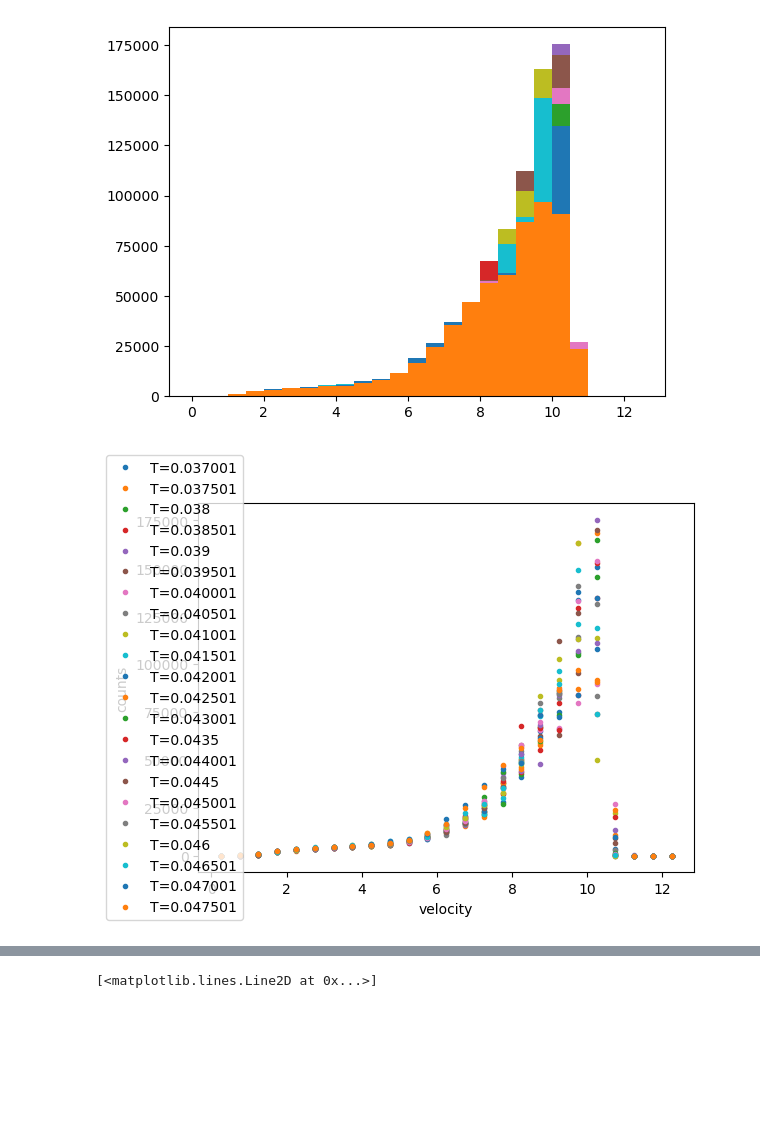
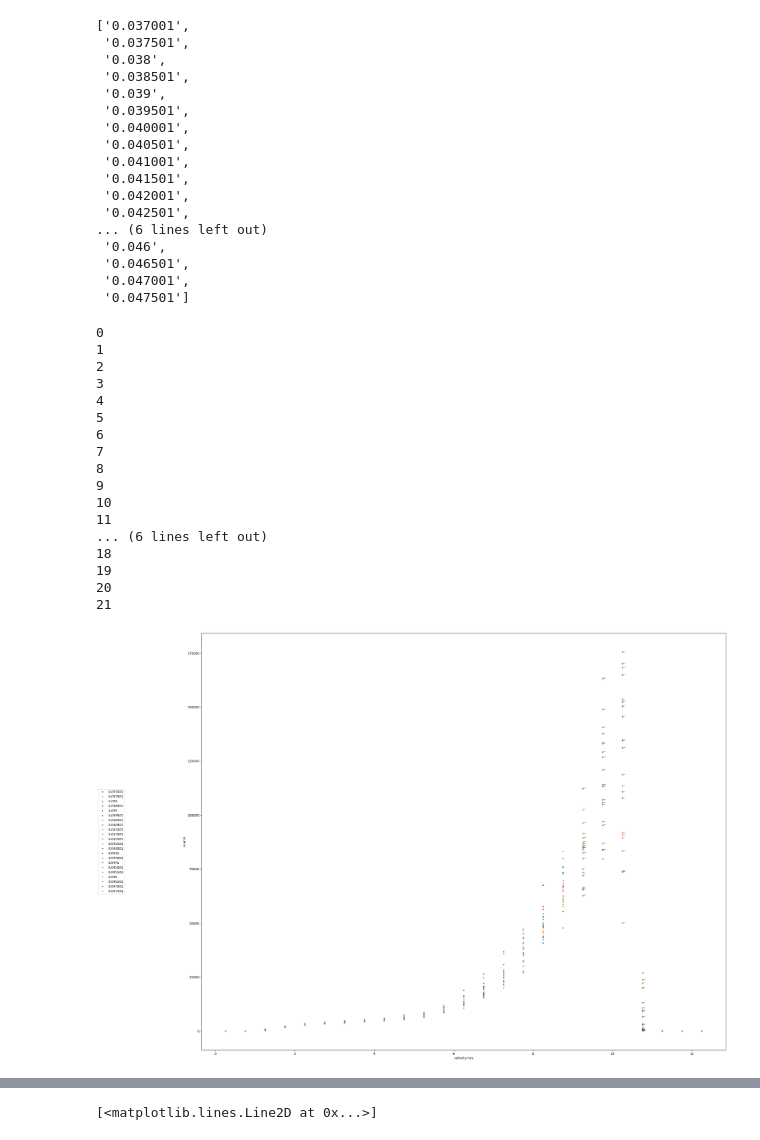
Before and after one commit to potatoslc/pelemex_analysis_v1, a Jupyter notebook: plt_file_process.ipynb, the cells around one changed output, grey strips where cells are left out. Cells and saved outputs as stored; diff of their text form; code cells hidden in the pictures; blank space fills up the shorter version.

```diff
--- a/plt_file_process.ipynb
+++ b/plt_file_process.ipynb
@@ -148,7 +148,7 @@ def get_data(d1):
 
     return timeline,mean_v
 
-def plot_v_distribution(d1,bins_num =25):
+def get_v_distribution(d1,bins_num =25):
     import matplotlib.pyplot as plt
     sort_file = []
     lo1 = [f for f in os.listdir(d1) if os.path.isfile(os.path.join(d1, f))]
@@ -162,26 +162,76 @@ def plot_v_distribution(d1,bins_num =25):
     vel_centr_all = []
     vel_count_all = []
     label_all = []
+    timestep_float = []
     for i in range(file_count):
         tt1,tv1 = read_file_velocity(d1+'/'+l1[i][1])
         label_all.append(f'T={tt1}')
         t_counts,t_edges,_ = plt.hist(tv1,bins=bins_num,range=(0,12.5))
+        timestep_float.append(tt1)
         t_bin_center = [(t_edges[x+1]-t_edges[x])/2+t_edges[x] for x in range(len(t_edges)-1)]
         vel_centr_all.append(t_bin_center)
         vel_count_all.append(np.array(t_counts))
         #plt.plot(t_bin_center,t_counts,'-',label=t_label)
     plt.show()
+    return vel_centr_all,vel_count_all,timestep_float
+
+
+def plot_v_distribution(vel_centr_all,vel_count_all,timestep_float):
+    plt.figure(figsize=(30,24))
+    file_count = len(vel_centr_all)
+    label_all =  [str(timestep_float[i]) for i in range(len(timestep_float))]
     for j in range(file_count):
+        #print(j)
         plt.plot(vel_centr_all[j], vel_count_all[j],'.',label=label_all[j])
+        for k in range(4):
+            plt.text(vel_centr_all[j][k+18], vel_count_all[j][k+18],f'{round(timestep_float[j],5)}',fontsize=3,ha="left", va="bottom")
+        #plt.annotate(vel_centr_all[j][18:22],vel_count_all[j][18:22],f'{timestep_float[j]}',fontsize=5)
     plt.legend(loc='center left',bbox_to_anchor=(-0.2, 0.5))
-    plt.xlabel('velocity')
+    plt.xlabel('velocity m/s')
     plt.ylabel('counts')
+    plt.savefig('Velocity distribution',dpi=1200)
     plt.show()
 # %%
-plot_v_distribution('/home/u0890475/Documents/SW_analysis/20250909_p38_v10_incomp_peridc')
+#c,v,t= get_v_distribution('/home/u0890475/Documents/SW_analysis/20250909_p38_v10_incomp_peridc')
+#plot_v_distribution(c,v,t)
+[str(i) for i in t]
 # %% [output]
-[figure, removed]
-[figure, removed]
+['0.037001',
+ '0.037501',
+ '0.038',
+ '0.038501',
+ '0.039',
+ '0.039501',
+ '0.040001',
+ '0.040501',
+ '0.041001',
+ '0.041501',
+ '0.042001',
+ '0.042501',
+... (6 lines left out)
+ '0.046',
+ '0.046501',
+ '0.047001',
+ '0.047501']
 # %%
-t1,sl1  = read_file_all(hd+f1)
+plot_v_distribution(c,v,t)
+# %% [output]
+0
+1
+2
+3
+4
+5
+6
+7
+8
+9
+10
+11
+... (6 lines left out)
+18
+19
+20
+21
+[figure, added]
 # %%
```
Also changed, not shown: parts of 1 cell of this notebook.
